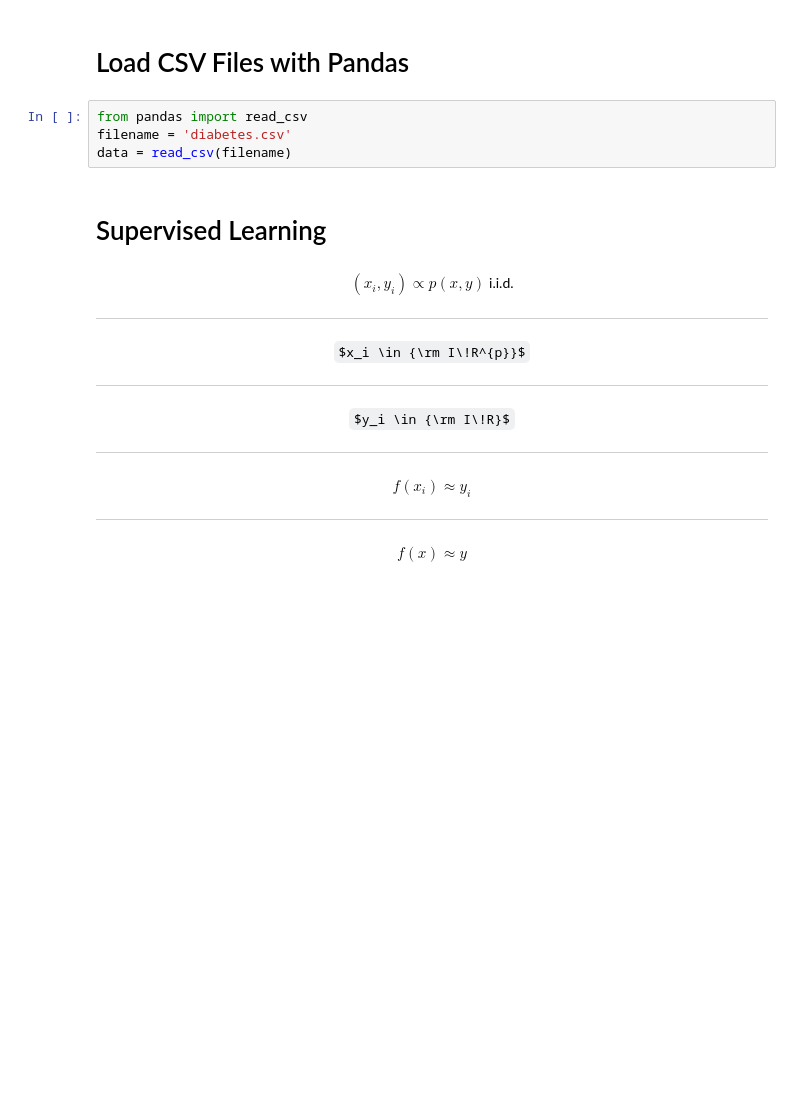
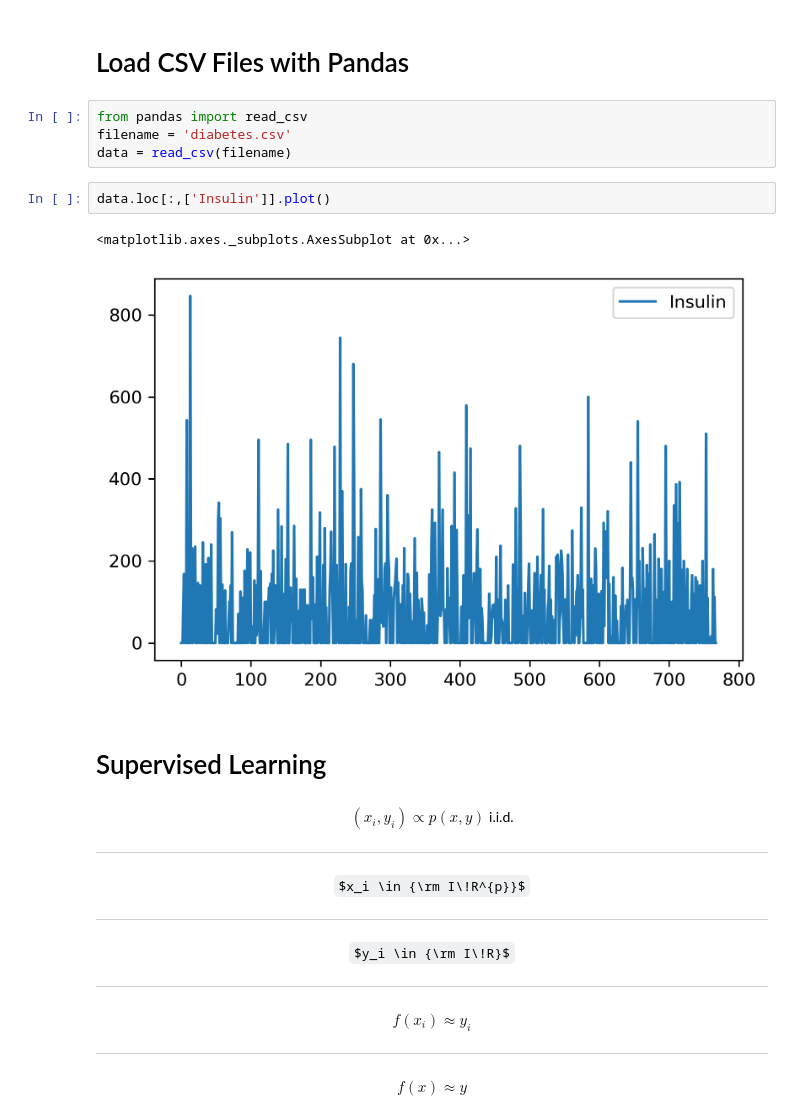
Before and after one commit to RahmanPeimankar/aml-sdu-f21, a Jupyter notebook: Lecture 3/aml_3_intro_supervised_learning.ipynb, the cells around one changed output. Drawn from its saved outputs; the diff is of its cells as text; some formulas as TeX source; blank space fills up the shorter version.

```diff
--- a/Lecture 3/aml_3_intro_supervised_learning.ipynb
+++ b/Lecture 3/aml_3_intro_supervised_learning.ipynb
@@ -53,6 +53,11 @@ Please answer [here](https://PollEv.com/free_text_polls/MZu1sr5vgTZpRoBJyPc31/re
 from pandas import read_csv
 filename = 'diabetes.csv'
 data = read_csv(filename)
+# %%
+data.loc[:,['Insulin']].plot()
+# %% [output]
+<matplotlib.axes._subplots.AxesSubplot at 0x...>
+[figure, added]
 # %% [markdown]
 # Supervised Learning
 # %% [markdown]
```
Also changed, not shown: parts of 21 cells of this notebook, 18 other files.
